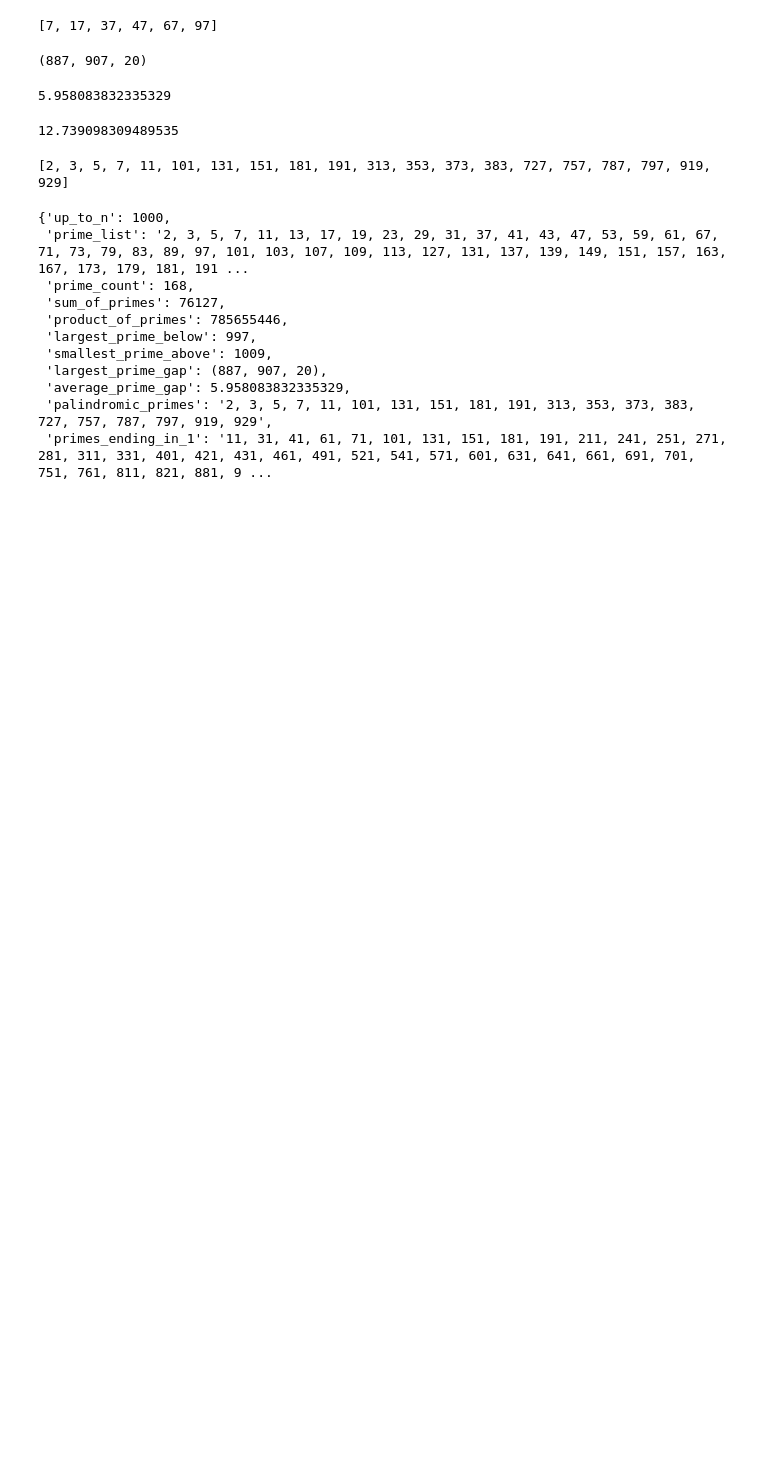
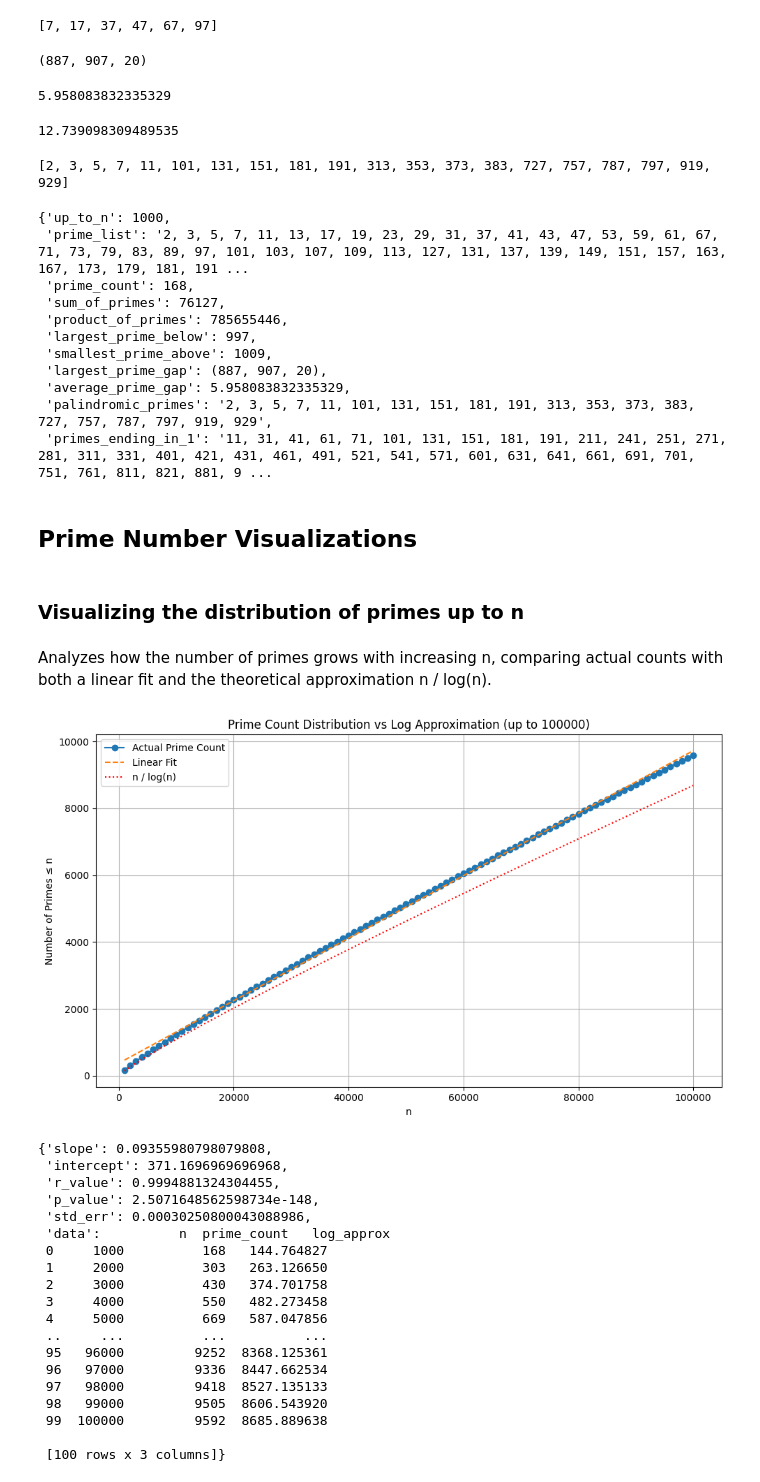
Before and after one commit to gradycooke/Problem-Solving-Lab, a Jupyter notebook: Prime_Numbers.ipynb, the cells around one changed output. Cells and saved outputs as stored; diff of their text form; code cells hidden in the pictures; blank space fills up the shorter version.

Commit message:
Update Prime_Numbers notebook with new visualizations and improvements

```diff
--- a/Prime_Numbers.ipynb
+++ b/Prime_Numbers.ipynb
@@ -201,3 +207,9 @@ prime_summary_up_to(1000,1)
  'average_prime_gap': 5.958083832335329,
  'palindromic_primes': '2, 3, 5, 7, 11, 101, 131, 151, 181, 191, 313, 353, 373, 383, 727, 757, 787, 797, 919, 929',
  'primes_ending_in_1': '11, 31, 41, 61, 71, 101, 131, 151, 181, 191, 211, 241, 251, 271, 281, 311, 331, 401, 421, 431, 461, 491, 521, 541, 571, 601, 631, 641, 661, 691, 701, 751, 761, 811, 821, 881, 9 ...
+# %% [markdown]
+## Prime Number Visualizations
+# %% [markdown]
+### Visualizing the distribution of primes up to n
+# %% [markdown]
+Analyzes how the number of primes grows with increasing n, comparing actual counts with both a linear fit and the theoretical approximation n / log(n).
@@ -203,0 +265,23 @@ prime_summary_up_to(1000,1)
+# %%
+analyze_prime_distribution(100000,1000)
+# %% [output]
+[figure, added]
+{'slope': 0.09355980798079808,
+ 'intercept': 371.1696969696968,
+ 'r_value': 0.9994881324304455,
+ 'p_value': 2.5071648562598734e-148,
+ 'std_err': 0.00030250800043088986,
+ 'data':          n  prime_count   log_approx
+ 0     1000          168   144.764827
+ 1     2000          303   263.126650
+ 2     3000          430   374.701758
+ 3     4000          550   482.273458
+ 4     5000          669   587.047856
+ ..     ...          ...          ...
+ 95   96000         9252  8368.125361
+ 96   97000         9336  8447.662534
+ 97   98000         9418  8527.135133
+ 98   99000         9505  8606.543920
+ 99  100000         9592  8685.889638
+
+ [100 rows x 3 columns]}
```
Also changed, not shown: parts of 22 cells of this notebook.
